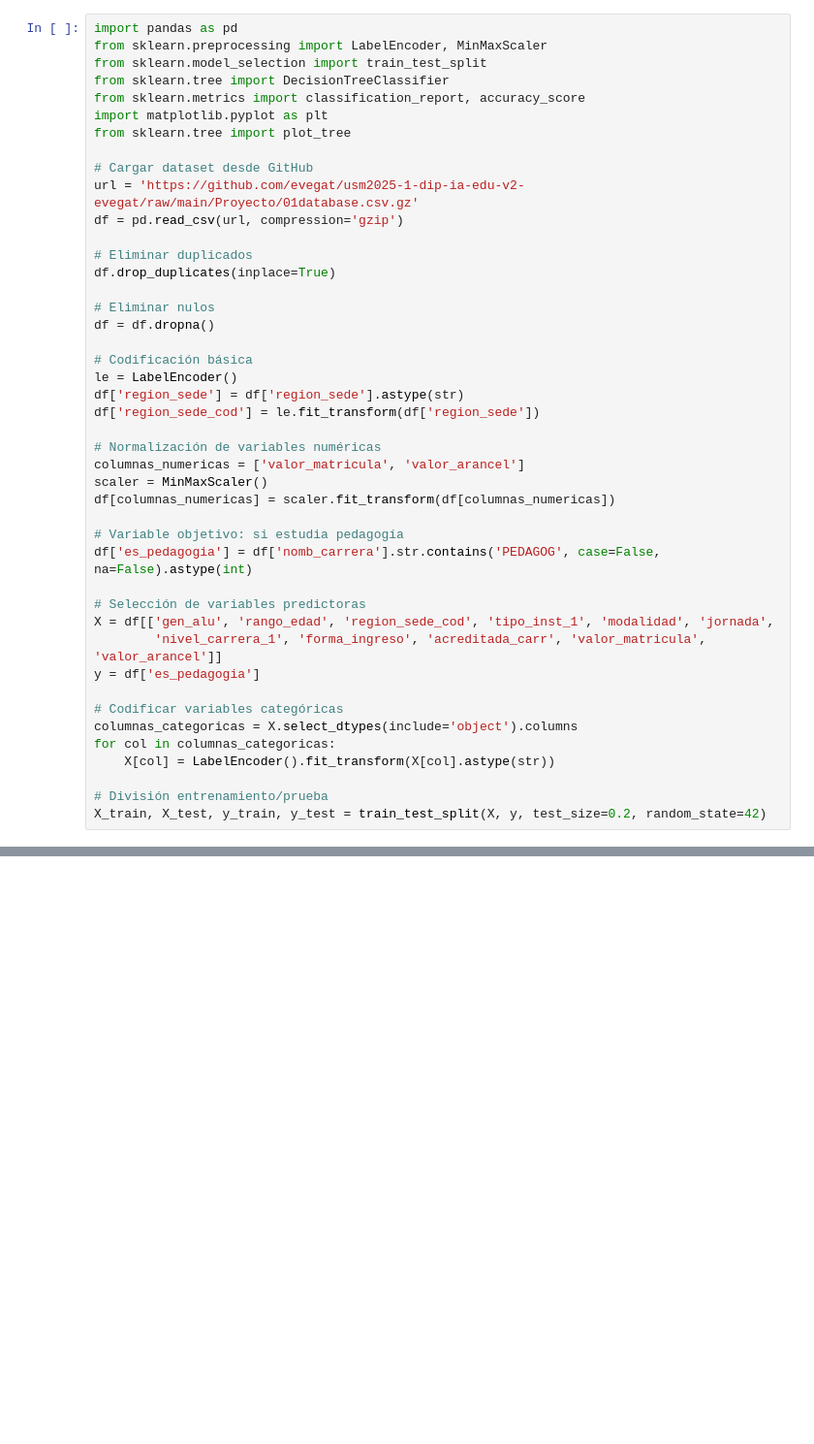
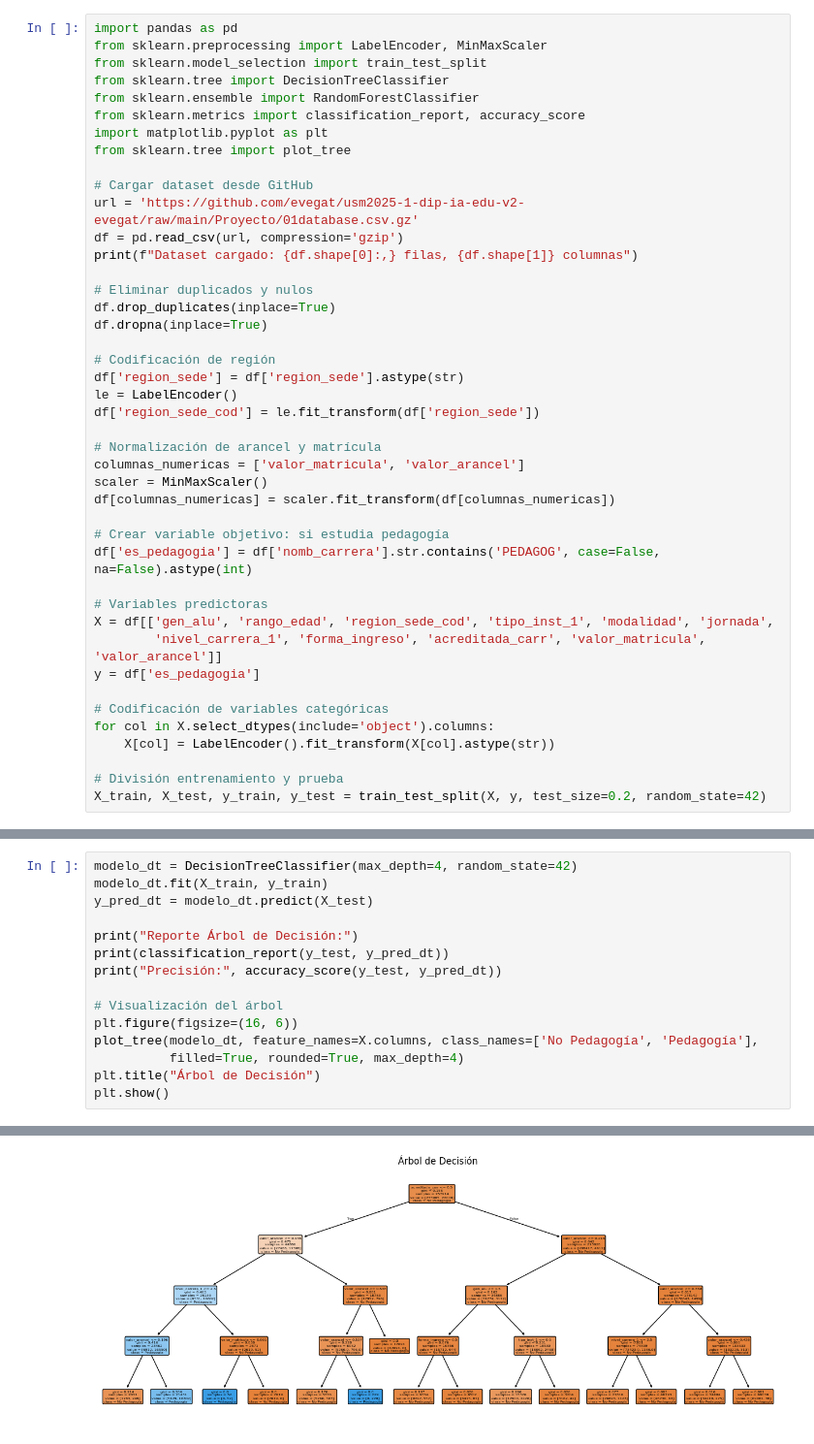
Before and after one commit to evegat/usm2025-1-dip-ia-edu-v2-evegat, a Jupyter notebook: Proyecto/05entrenamiento.ipynb, the cells around one changed output, grey strips where cells are left out. Shown: that part at 97% size. Saved outputs shown, nothing was run; the diff lists cells and outputs as text; blank space fills up the shorter version.

```diff
--- a/Proyecto/05entrenamiento.ipynb
+++ b/Proyecto/05entrenamiento.ipynb
@@ -13,6 +9,7 @@ import pandas as pd
 from sklearn.preprocessing import LabelEncoder, MinMaxScaler
 from sklearn.model_selection import train_test_split
 from sklearn.tree import DecisionTreeClassifier
+from sklearn.ensemble import RandomForestClassifier
 from sklearn.metrics import classification_report, accuracy_score
 import matplotlib.pyplot as plt
 from sklearn.tree import plot_tree
@@ -20,36 +17,34 @@ from sklearn.tree import plot_tree
 # Cargar dataset desde GitHub
 url = 'https://github.com/evegat/usm2025-1-dip-ia-edu-v2-evegat/raw/main/Proyecto/01database.csv.gz'
 df = pd.read_csv(url, compression='gzip')
+print(f"Dataset cargado: {df.shape[0]:,} filas, {df.shape[1]} columnas")
 
-# Eliminar duplicados
+# Eliminar duplicados y nulos
 df.drop_duplicates(inplace=True)
+df.dropna(inplace=True)
 
-# Eliminar nulos
-df = df.dropna()
-
-# Codificación básica
+# Codificación de región
+df['region_sede'] = df['region_sede'].astype(str)
 le = LabelEncoder()
-df['region_sede'] = df['region_sede'].astype(str)
 df['region_sede_cod'] = le.fit_transform(df['region_sede'])
 
-# Normalización de variables numéricas
+# Normalización de arancel y matrícula
 columnas_numericas = ['valor_matricula', 'valor_arancel']
 scaler = MinMaxScaler()
 df[columnas_numericas] = scaler.fit_transform(df[columnas_numericas])
 
-# Variable objetivo: si estudia pedagogía
+# Crear variable objetivo: si estudia pedagogía
 df['es_pedagogia'] = df['nomb_carrera'].str.contains('PEDAGOG', case=False, na=False).astype(int)
 
-# Selección de variables predictoras
+# Variables predictoras
 X = df[['gen_alu', 'rango_edad', 'region_sede_cod', 'tipo_inst_1', 'modalidad', 'jornada',
         'nivel_carrera_1', 'forma_ingreso', 'acreditada_carr', 'valor_matricula', 'valor_arancel']]
 y = df['es_pedagogia']
 
-# Codificar variables categóricas
-columnas_categoricas = X.select_dtypes(include='object').columns
-for col in columnas_categoricas:
+# Codificación de variables categóricas
+for col in X.select_dtypes(include='object').columns:
     X[col] = LabelEncoder().fit_transform(X[col].astype(str))
 
-# División entrenamiento/prueba
+# División entrenamiento y prueba
 X_train, X_test, y_train, y_test = train_test_split(X, y, test_size=0.2, random_state=42)
 # %% [output]
@@ -76,0 +73,16 @@ Este tipo de modelo permite analizar qué características influyen más en la e
+# %%
+modelo_dt = DecisionTreeClassifier(max_depth=4, random_state=42)
+modelo_dt.fit(X_train, y_train)
+y_pred_dt = modelo_dt.predict(X_test)
+
+print("Reporte Árbol de Decisión:")
+print(classification_report(y_test, y_pred_dt))
+print("Precisión:", accuracy_score(y_test, y_pred_dt))
+
+# Visualización del árbol
+plt.figure(figsize=(16, 6))
+plot_tree(modelo_dt, feature_names=X.columns, class_names=['No Pedagogía', 'Pedagogía'],
+          filled=True, rounded=True, max_depth=4)
+plt.title("Árbol de Decisión")
+plt.show()
+# %% [output]
@@ -76,0 +100 @@ Este tipo de modelo permite analizar qué características influyen más en la e
+[figure, added]
```
Also changed, not shown: parts of 12 cells of this notebook.
